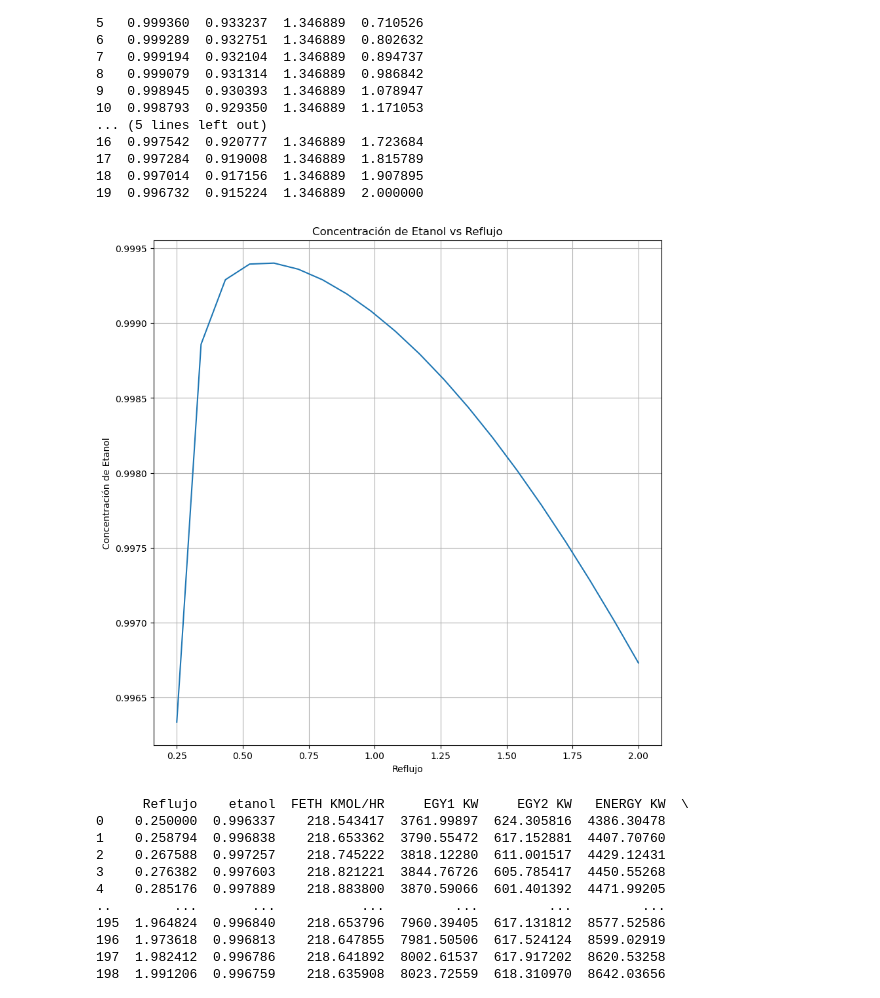
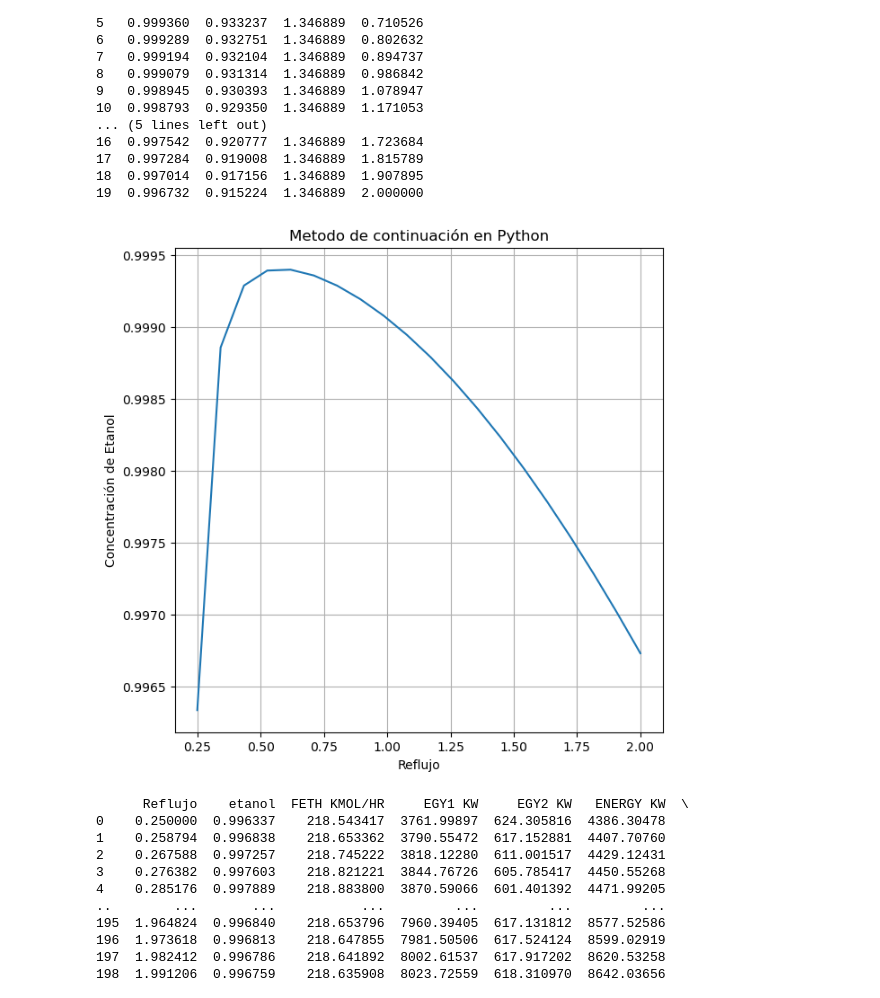
Before and after one commit to JohnLopez15/Tesis-metodo-continuacion, a Jupyter notebook: continuacion.ipynb, the cells around one changed output. Drawn from its saved outputs; the diff is of its cells as text; code cells hidden in the pictures.

```diff
--- a/continuacion.ipynb
+++ b/continuacion.ipynb
@@ -249,17 +249,17 @@ print(resultado)
 18  0.997014  0.917156  1.346889  1.907895
 19  0.996732  0.915224  1.346889  2.000000
 # %%
-plt.figure(figsize=(10,10))
+plt.figure(figsize=(7,7))
 
 plt.plot(resultado["Reflujo"],resultado["Etanol"])
 plt.xlabel("Reflujo")
 plt.ylabel("Concentración de Etanol")
-plt.title("Concentración de Etanol vs Reflujo")
+plt.title("Metodo de continuación en Python",fontsize=12)
 plt.grid()
 
 plt.show()
 # %% [output]
-[figure, old version]
+[figure, new version]
 # %%
 # resultado.to_excel("Resultados_Newton.xlsx")
 # %%
```
Also changed, not shown: parts of 2 cells of this notebook.
